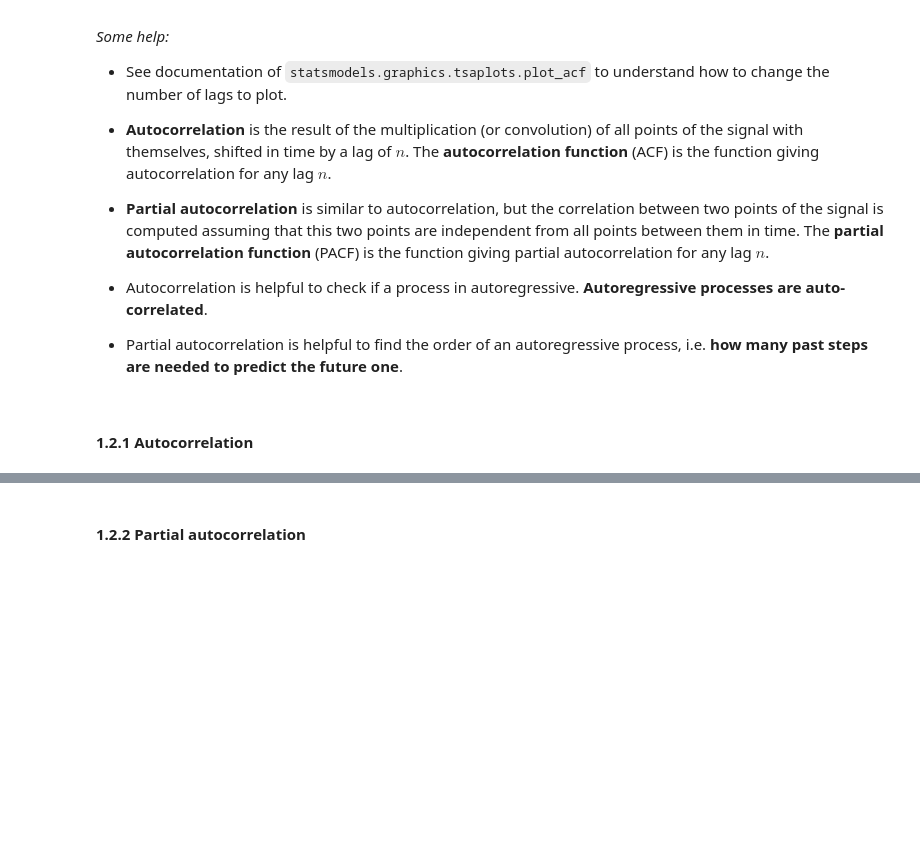
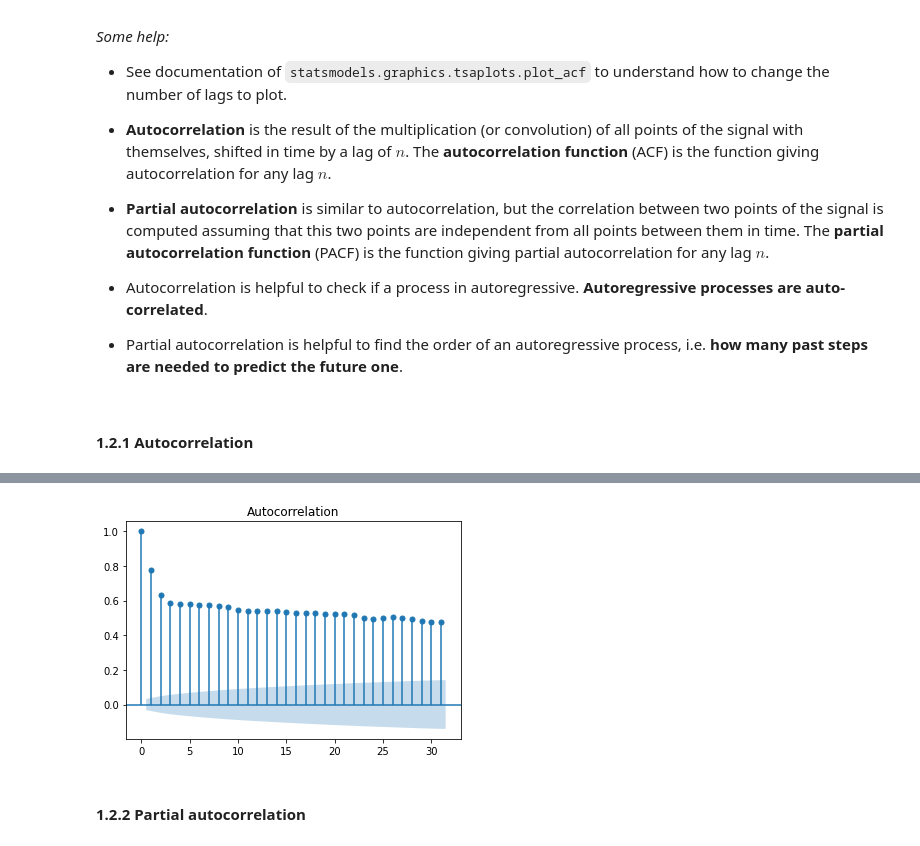
Before and after one commit to RomainBnfn/Timeseries-Sequence-Processing-2021, a Jupyter notebook: TD1_Timeseries_Analysis.ipynb, the cells around one changed output, grey strips where cells are left out. Cells and saved outputs as stored; diff of their text form; code cells hidden in the pictures; blank space fills up the shorter version.

```diff
--- a/TD1_Timeseries_Analysis.ipynb
+++ b/TD1_Timeseries_Analysis.ipynb
@@ -185,8 +240,9 @@ plt.show()
 # %%
 # Plot autocorrelation for lags between 1 and 31 days
-...
-
+plot_acf(df.values.squeeze(), lags=31)
 plt.show()
+# %% [output]
+[figure, added]
 # %% [markdown]
 #### 1.2.2 Partial autocorrelation
 # %%
```
Also changed, not shown: parts of 21 cells of this notebook.
